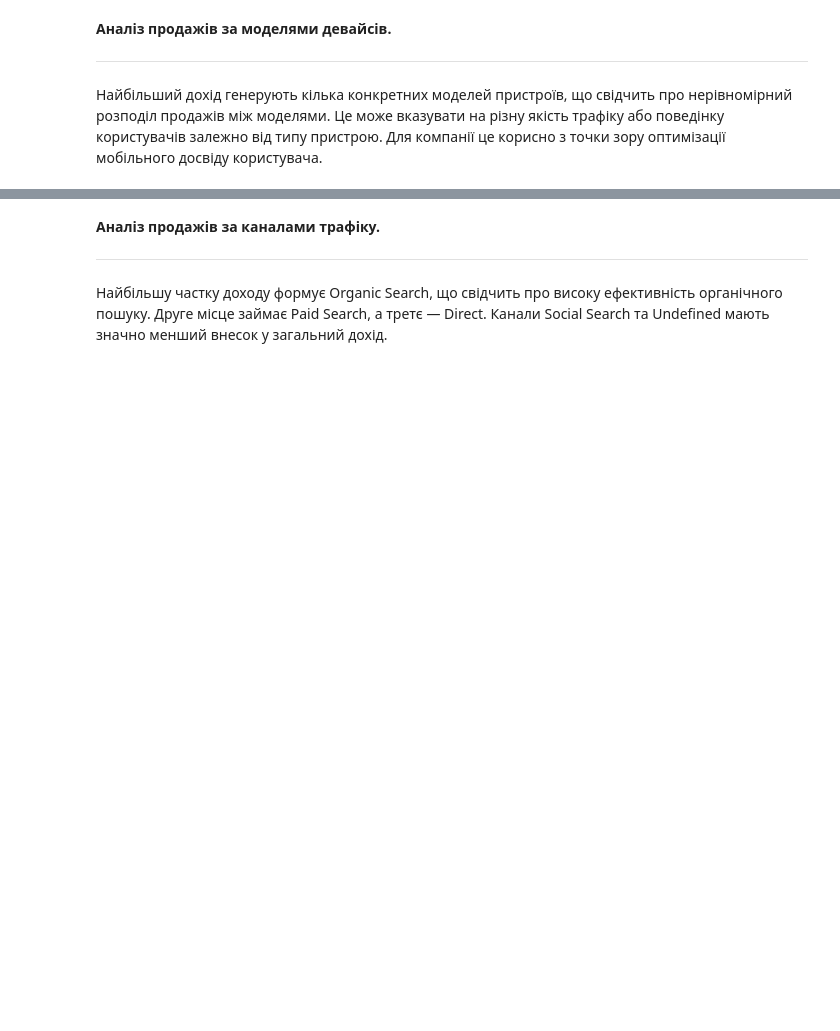
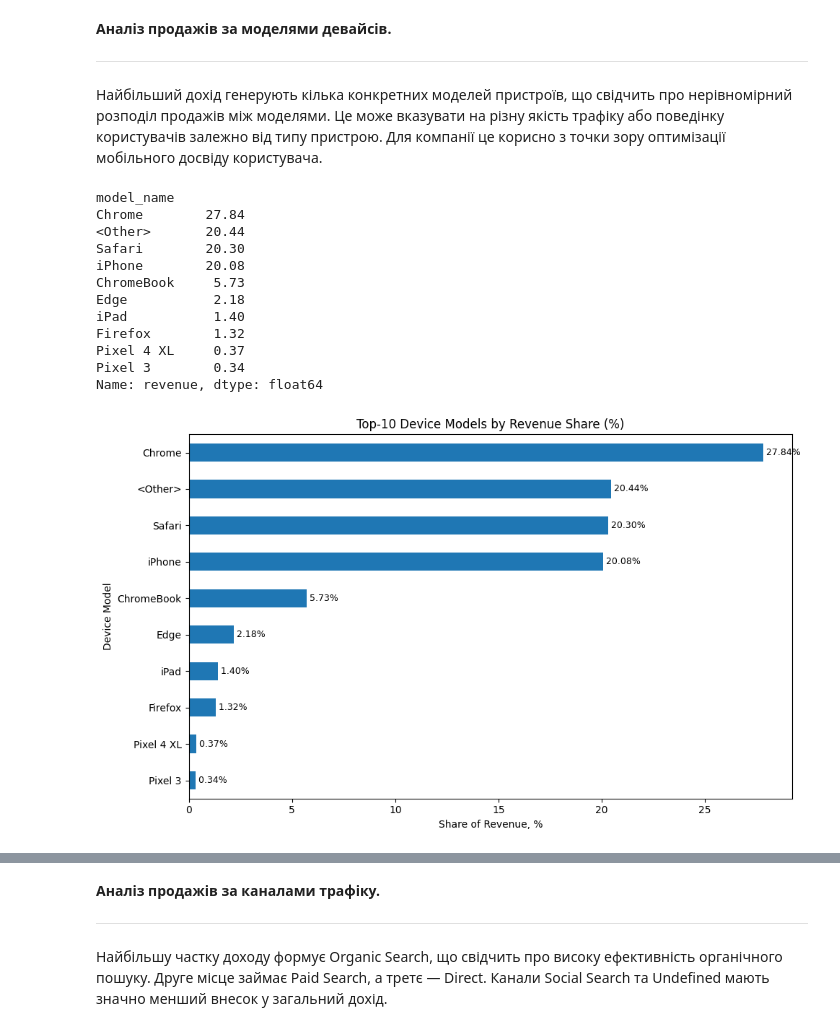
Before and after one commit to Miroszlava/portfolio-project-1-sales-analytics, a Jupyter notebook: notebooks/Portfolio_1_Sales_Analytics.ipynb, the cells around one changed output, grey strips where cells are left out. Saved outputs shown, nothing was run; the diff lists cells and outputs as text; code cells hidden in the pictures; blank space fills up the shorter version.

```diff
--- a/notebooks/Portfolio_1_Sales_Analytics.ipynb
+++ b/notebooks/Portfolio_1_Sales_Analytics.ipynb
@@ -292,3 +441,41 @@ plt.show()
 ---
 
 Найбільший дохід генерують кілька конкретних моделей пристроїв, що свідчить про нерівномірний розподіл продажів між моделями. Це може вказувати на різну якість трафіку або поведінку користувачів залежно від типу пристрою. Для компанії це корисно з точки зору оптимізації мобільного досвіду користувача.
+# %%
+model_share = (
+    orders_df.dropna(subset=['model_name'])
+    .groupby('model_name')['revenue']
+    .sum()
+    .div(orders_df['revenue'].sum())
+    .mul(100)
+    .sort_values(ascending=False)
+    .head(10)
+)
+
+print(model_share.round(2))
+
+plt.figure(figsize=(10,6))
+ax = model_share.sort_values().plot(kind='barh')
+plt.title('Top-10 Device Models by Revenue Share (%)')
+plt.xlabel('Share of Revenue, %')
+plt.ylabel('Device Model')
+
+for i, v in enumerate(model_share.sort_values().values):
+    ax.text(v, i, f' {v:.2f}%', va='center', fontsize=9)
+
+plt.tight_layout()
+plt.show()
+# %% [output]
+model_name
+Chrome        27.84
+<Other>       20.44
+Safari        20.30
+iPhone        20.08
+ChromeBook     5.73
+Edge           2.18
+iPad           1.40
+Firefox        1.32
+Pixel 4 XL     0.37
+Pixel 3        0.34
+Name: revenue, dtype: float64
+[figure, added]
```
Also changed, not shown: parts of 42 cells of this notebook.
